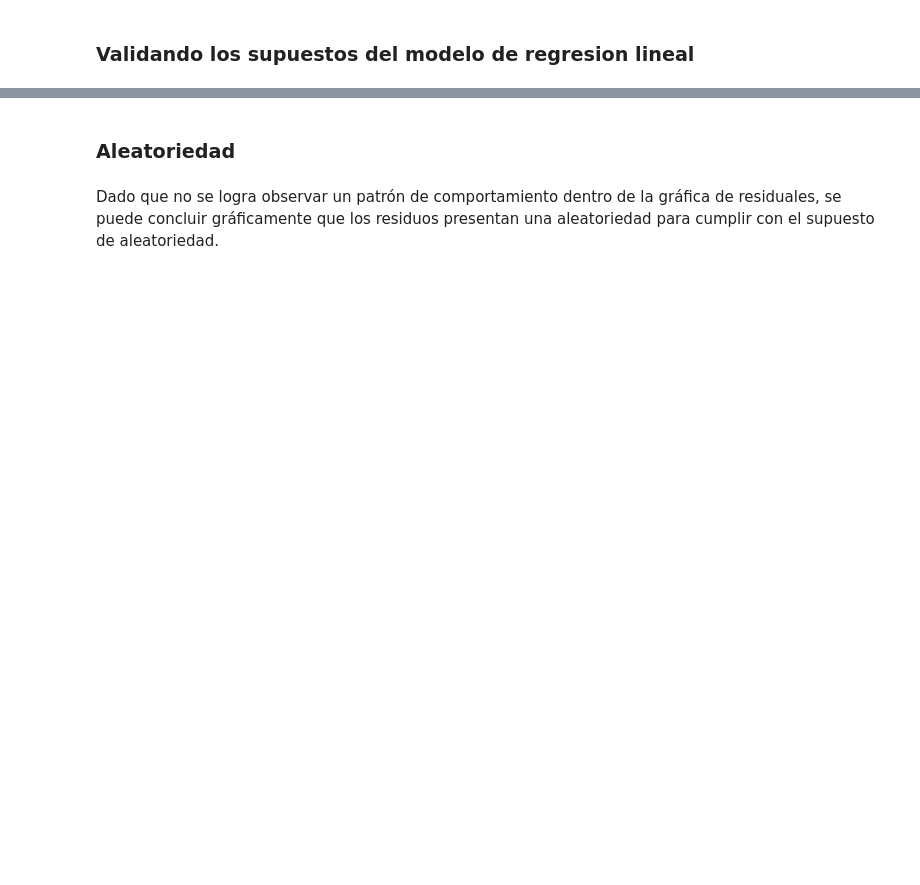
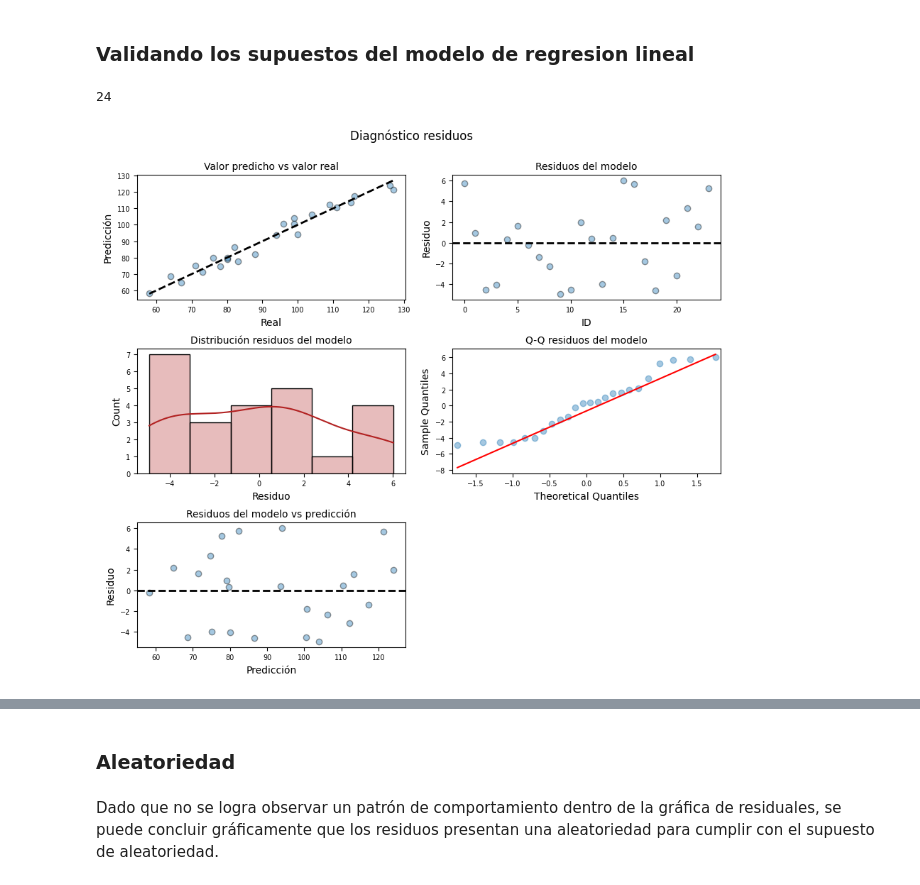
Before and after one commit to JuanJoseNaranjo/Regresion_lineal_multiple, a Jupyter notebook: Trabajo3EAE_JuanJoseNaranjoVelasquez_DiegoAlejandroMoraSuarez_KennethDavidLeonelTriana.ipynb, the cells around one changed output, grey strips where cells are left out. Drawn from its saved outputs; the diff is of its cells as text; code cells hidden in the pictures; blank space fills up the shorter version.

```diff
--- a/Trabajo3EAE_JuanJoseNaranjoVelasquez_DiegoAlejandroMoraSuarez_KennethDavidLeonelTriana.ipynb
+++ b/Trabajo3EAE_JuanJoseNaranjoVelasquez_DiegoAlejandroMoraSuarez_KennethDavidLeonelTriana.ipynb
@@ -711,2 +717,62 @@ El error (rmse) de test es: 3.503807289838936
 # %% [markdown]
 ### Validando los supuestos del modelo de regresion lineal
+# %%
+# Residuos del modelo
+# ==============================================================================
+residuos = modelo.resid
+
+# prediciones de entrenamiento
+# ==============================================================================
+prediccion_train = modelo.predict(x)
+len(residuos)
+# %% [output]
+24
+# %%
+# Gráficos de diagnóstico
+fig, axes = plt.subplots(nrows=3, ncols=2, figsize=(9, 8))
+
+# Valor predicho vs valor real
+axes[0, 0].scatter(y, prediccion_train, edgecolors=(0, 0, 0), alpha=0.4)
+axes[0, 0].plot([y.min(), y.max()], [y.min(), y.max()], 'k--', lw=2)
+axes[0, 0].set_title('Valor predicho vs valor real', fontsize=10)
+axes[0, 0].set_xlabel('Real')
+axes[0, 0].set_ylabel('Predicción')
+axes[0, 0].tick_params(labelsize=7)
+
+# Residuos del modelo
+axes[0, 1].scatter(range(len(residuos)), residuos, edgecolors=(0, 0, 0), alpha=0.4)
+axes[0, 1].axhline(y=0, linestyle='--', color='black', lw=2)
+axes[0, 1].set_title('Residuos del modelo', fontsize=10)
+axes[0, 1].set_xlabel('ID')
+axes[0, 1].set_ylabel('Residuo')
+axes[0, 1].tick_params(labelsize=7)
+
+# Distribución de residuos
+sns.histplot(residuos, kde=True, ax=axes[1, 0], color='firebrick', alpha=0.3)
+axes[1, 0].set_title('Distribución residuos del modelo', fontsize=10)
+axes[1, 0].set_xlabel("Residuo")
+axes[1, 0].tick_params(labelsize=7)
+
+# Q-Q plot
+sm.qqplot(residuos, line='q', ax=axes[1, 1], color='firebrick', alpha=0.4, lw=2)
+axes[1, 1].set_title('Q-Q residuos del modelo', fontsize=10)
+axes[1, 1].tick_params(labelsize=7)
+
+# Residuos vs predicción
+axes[2, 0].scatter(prediccion_train, residuos, edgecolors=(0, 0, 0), alpha=0.4)
+axes[2, 0].axhline(y=0, linestyle='--', color='black', lw=2)
+axes[2, 0].set_title('Residuos del modelo vs predicción', fontsize=10)
+axes[2, 0].set_xlabel('Predicción')
+axes[2, 0].set_ylabel('Residuo')
+axes[2, 0].tick_params(labelsize=7)
+
+# Eliminar el último gráfico vacío
+fig.delaxes(axes[2, 1])
+
+# Ajustar diseño
+fig.tight_layout()
+plt.subplots_adjust(top=0.9)
+fig.suptitle('Diagnóstico residuos', fontsize=12)
+plt.show()
+# %% [output]
+[figure, added]
```
Also changed, not shown: parts of 22 cells of this notebook.
